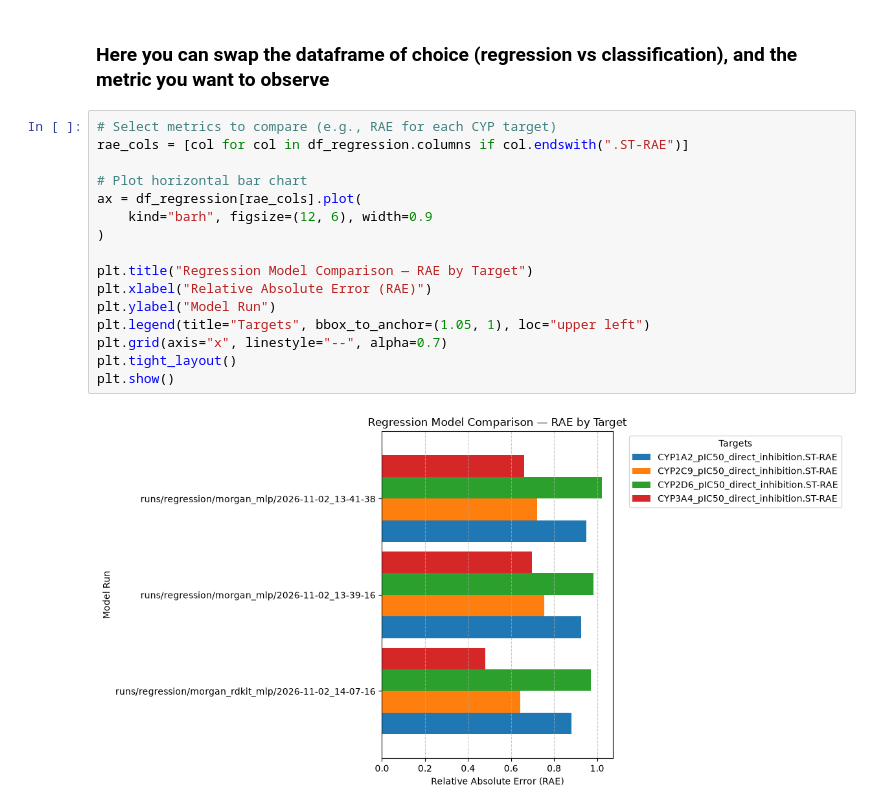
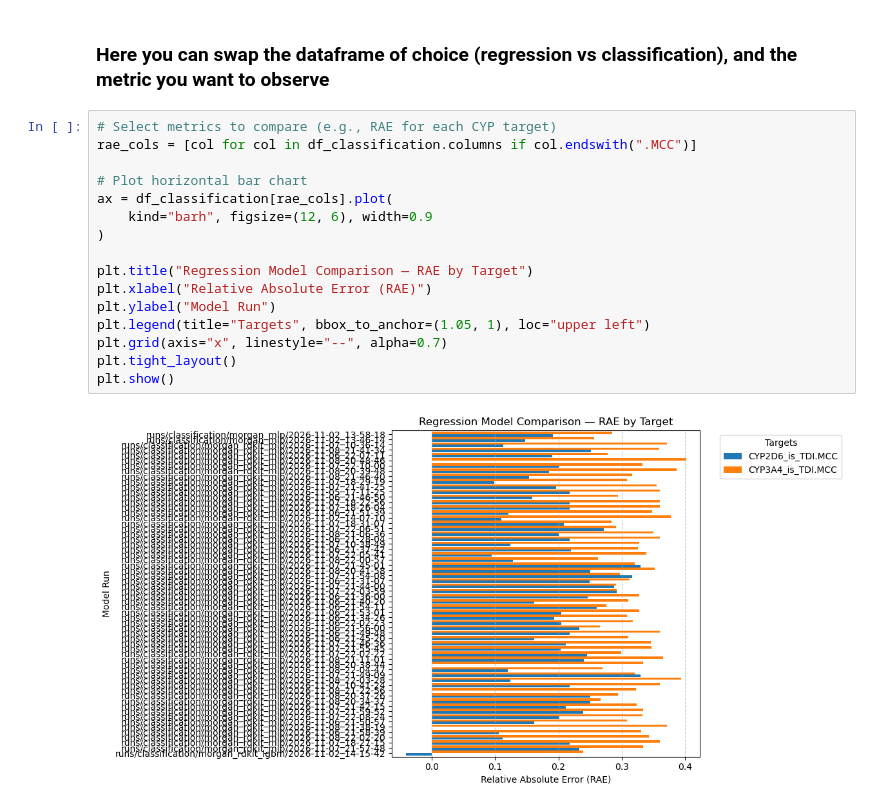
Before and after one commit to krusand/dtu-cyp-project, a Jupyter notebook: model_comparison.ipynb, the cells around one changed output. Saved outputs shown, nothing was run; the diff lists cells and outputs as text.

```diff
--- a/model_comparison.ipynb
+++ b/model_comparison.ipynb
@@ -81,19 +82,19 @@ df_regression.head()
 ### Here you can swap the dataframe of choice (regression vs classification), and the metric you want to observe
 # %%
 # Select metrics to compare (e.g., RAE for each CYP target)
-rae_cols = [col for col in df_regression.columns if col.endswith(".ST-RAE")]
+rae_cols = [col for col in df_classification.columns if col.endswith(".MCC")]
 
 # Plot horizontal bar chart
-ax = df_regression[rae_cols].plot(
+ax = df_classification[rae_cols].plot(
     kind="barh", figsize=(12, 6), width=0.9
 )
 
 plt.title("Regression Model Comparison — RAE by Target")
 plt.xlabel("Relative Absolute Error (RAE)")
 plt.ylabel("Model Run")
 plt.legend(title="Targets", bbox_to_anchor=(1.05, 1), loc="upper left")
 plt.grid(axis="x", linestyle="--", alpha=0.7)
 plt.tight_layout()
 plt.show()
 # %% [output]
-[figure, old version]
+[figure, new version]
```
Also changed, not shown: parts of 2 cells of this notebook, 54 other files.
